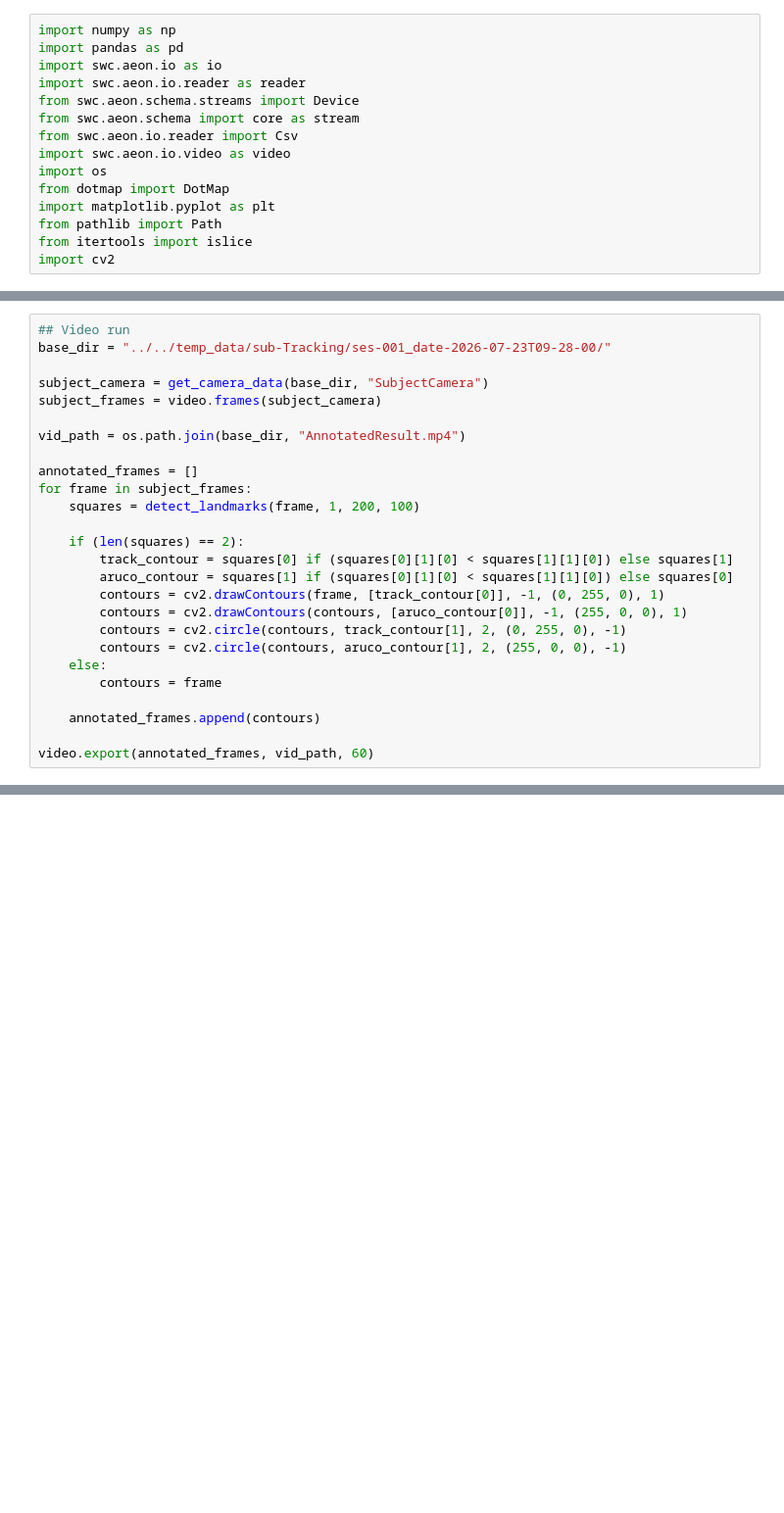
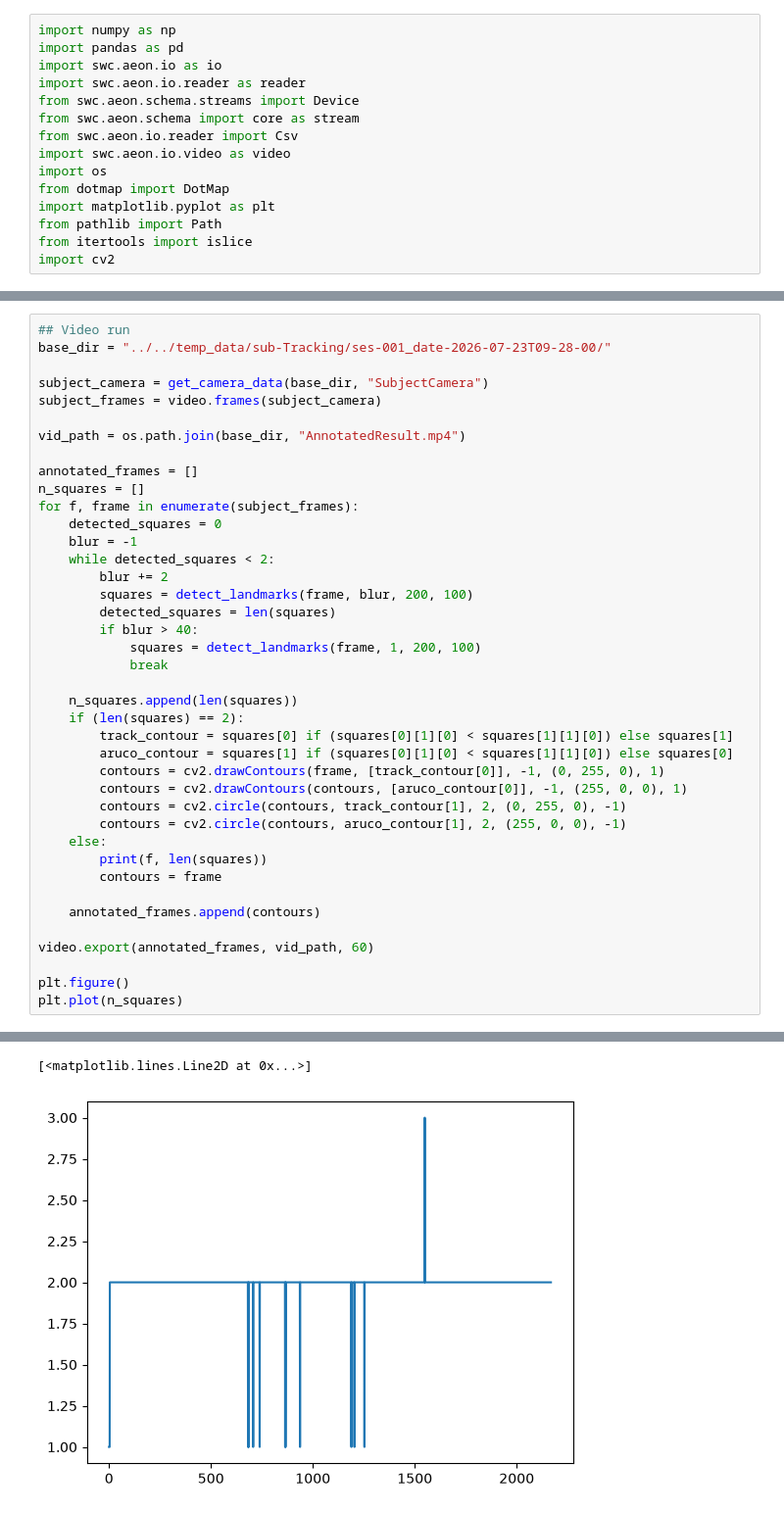
Before and after one commit to RoboDoig/freeing-vision-benchmark, a Jupyter notebook: src/analysis/tracking-analysis.ipynb, the cells around one changed output, grey strips where cells are left out. Shown at 98% size. Saved outputs shown, nothing was run; the diff lists cells and outputs as text; blank space fills up the shorter version.

```diff
--- a/src/analysis/tracking-analysis.ipynb
+++ b/src/analysis/tracking-analysis.ipynb
@@ -102,9 +104,19 @@ subject_frames = video.frames(subject_camera)
 vid_path = os.path.join(base_dir, "AnnotatedResult.mp4")
 
 annotated_frames = []
-for frame in subject_frames:
-    squares = detect_landmarks(frame, 1, 200, 100)
+n_squares = []
+for f, frame in enumerate(subject_frames):
+    detected_squares = 0
+    blur = -1
+    while detected_squares < 2:
+        blur += 2
+        squares = detect_landmarks(frame, blur, 200, 100)
+        detected_squares = len(squares)
+        if blur > 40:
+            squares = detect_landmarks(frame, 1, 200, 100)
+            break
 
+    n_squares.append(len(squares))
     if (len(squares) == 2):
         track_contour = squares[0] if (squares[0][1][0] < squares[1][1][0]) else squares[1]
         aruco_contour = squares[1] if (squares[0][1][0] < squares[1][1][0]) else squares[0]
@@ -113,9 +125,13 @@ for frame in subject_frames:
         contours = cv2.circle(contours, track_contour[1], 2, (0, 255, 0), -1)
         contours = cv2.circle(contours, aruco_contour[1], 2, (255, 0, 0), -1)
     else:
+        print(f, len(squares))
         contours = frame
 
     annotated_frames.append(contours)
 
 video.export(annotated_frames, vid_path, 60)
+
+plt.figure()
+plt.plot(n_squares)
 # %% [output]
@@ -138,0 +153,2 @@ True
+[<matplotlib.lines.Line2D at 0x...>]
+[figure, added]
```
Also changed, not shown: parts of 3 cells of this notebook.
